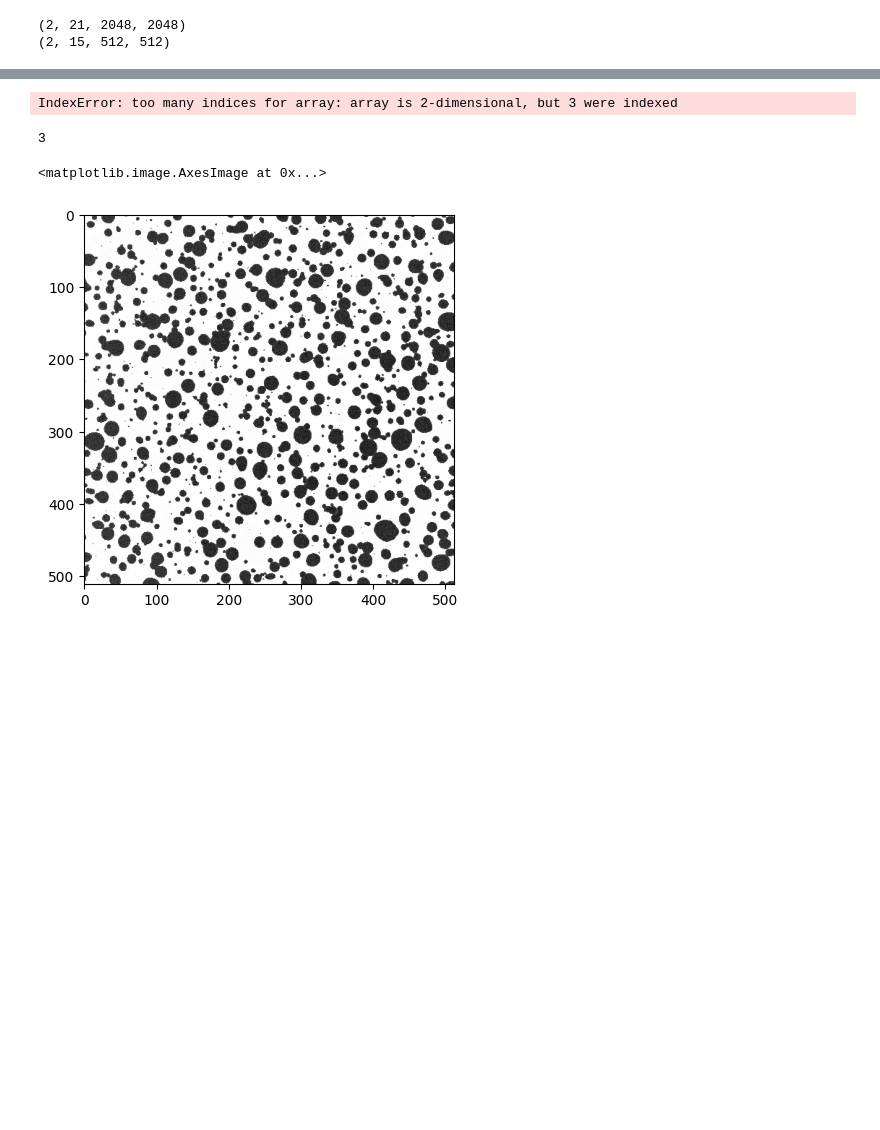
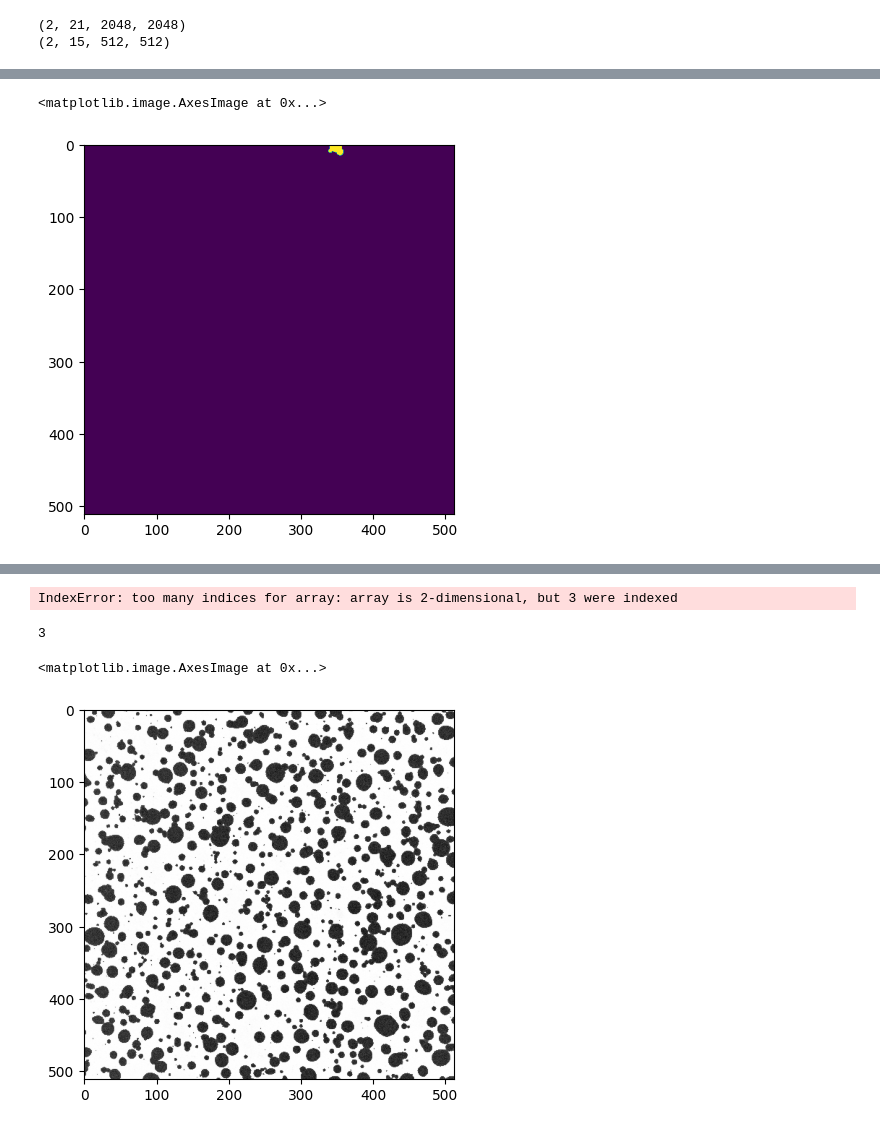
Before and after one commit to Gladfelter-Lab/condensate-analysis, a Jupyter notebook: notebooks/tmp_dev.ipynb, the cells around one changed output, grey strips where cells are left out. Drawn from its saved outputs; the diff is of its cells as text; code cells hidden in the pictures; blank space fills up the shorter version.

```diff
--- a/notebooks/tmp_dev.ipynb
+++ b/notebooks/tmp_dev.ipynb
@@ -36 +54,6 @@ ca.featurize_image(img[0,7,:,:], masked, features=["area"])
+# %%
+plt.imshow(masked[7,:,:]==1)
+# %% [output]
+<matplotlib.image.AxesImage at 0x...>
+[figure, added]
 # %%
```
Also changed, not shown: parts of 6 cells of this notebook, 2 other files.
